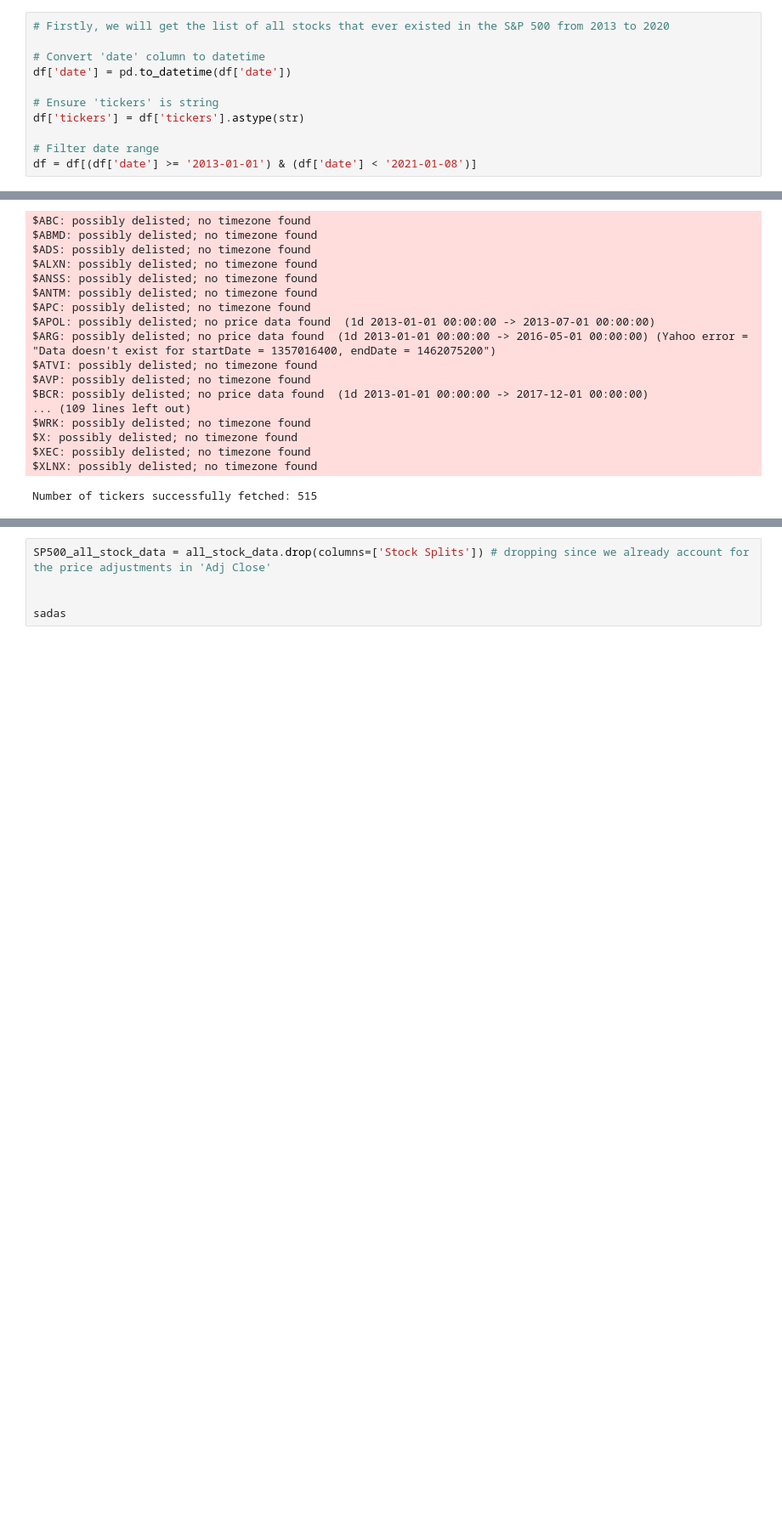
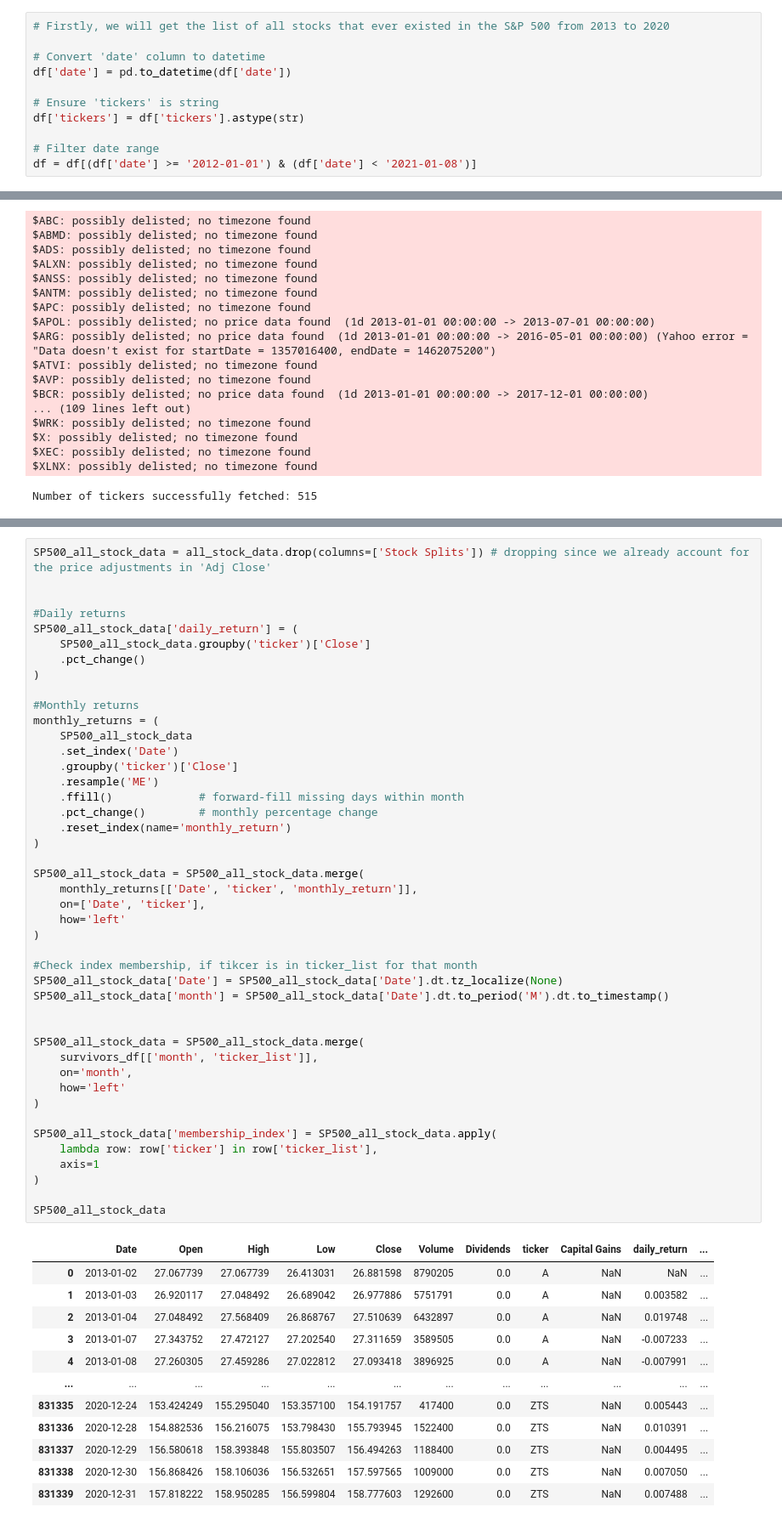
Before and after one commit to gotoshleep/DSE4212-Portfolio-Optimiser, a Jupyter notebook: Data prep/data_cleaning.ipynb, the cells around one changed output, grey strips where cells are left out. Shown at 85% size. Drawn from its saved outputs; the diff is of its cells as text; blank space fills up the shorter version.

Commit message:
created new features in data_cleaning.ipynb, faced issues with moving averages columns will resolve on the next commit

```diff
--- a/Data prep/data_cleaning.ipynb
+++ b/Data prep/data_cleaning.ipynb
@@ -21,7 +22,7 @@ df['date'] = pd.to_datetime(df['date'])
 df['tickers'] = df['tickers'].astype(str)
 
 # Filter date range
-df = df[(df['date'] >= '2013-01-01') & (df['date'] < '2021-01-08')]
+df = df[(df['date'] >= '2012-01-01') & (df['date'] < '2021-01-08')]
 # %%
 # Function to parse tickers from CSV string
 def parse_ticker_list(s):
@@ -260,5 +277,57 @@ Number of tickers successfully fetched: 515
 # %%
 SP500_all_stock_data = all_stock_data.drop(columns=['Stock Splits']) # dropping since we already account for the price adjustments in 'Adj Close'
 
 
-sadas
+#Daily returns
+SP500_all_stock_data['daily_return'] = (
+    SP500_all_stock_data.groupby('ticker')['Close']
+    .pct_change()
+)
+
+#Monthly returns
+monthly_returns = (
+    SP500_all_stock_data
+    .set_index('Date')
+    .groupby('ticker')['Close']
+    .resample('ME')
+    .ffill()             # forward-fill missing days within month
+    .pct_change()        # monthly percentage change
+    .reset_index(name='monthly_return')
+)
+
+SP500_all_stock_data = SP500_all_stock_data.merge(
+    monthly_returns[['Date', 'ticker', 'monthly_return']],
+    on=['Date', 'ticker'],
+    how='left'
+)
+
+#Check index membership, if tikcer is in ticker_list for that month
+SP500_all_stock_data['Date'] = SP500_all_stock_data['Date'].dt.tz_localize(None)
+SP500_all_stock_data['month'] = SP500_all_stock_data['Date'].dt.to_period('M').dt.to_timestamp()
+
+
+SP500_all_stock_data = SP500_all_stock_data.merge(
+    survivors_df[['month', 'ticker_list']],
+    on='month',
+    how='left'
+)
+
+SP500_all_stock_data['membership_index'] = SP500_all_stock_data.apply(
+    lambda row: row['ticker'] in row['ticker_list'],
+    axis=1
+)
+
+SP500_all_stock_data
+# %% [output]
+|  | Date | Open | High | Low | Close | Volume | Dividends | ticker | Capital Gains | daily_return | ... |
+| 0 | 2013-01-02 | 27.067739 | 27.067739 | 26.413031 | 26.881598 | 8790205 | 0.0 | A | NaN | NaN | ... |
+| 1 | 2013-01-03 | 26.920117 | 27.048492 | 26.689042 | 26.977886 | 5751791 | 0.0 | A | NaN | 0.003582 | ... |
+| 2 | 2013-01-04 | 27.048492 | 27.568409 | 26.868767 | 27.510639 | 6432897 | 0.0 | A | NaN | 0.019748 | ... |
+| 3 | 2013-01-07 | 27.343752 | 27.472127 | 27.202540 | 27.311659 | 3589505 | 0.0 | A | NaN | -0.007233 | ... |
+| 4 | 2013-01-08 | 27.260305 | 27.459286 | 27.022812 | 27.093418 | 3896925 | 0.0 | A | NaN | -0.007991 | ... |
+| ... | ... | ... | ... | ... | ... | ... | ... | ... | ... | ... | ... |
+| 831335 | 2020-12-24 | 153.424249 | 155.295040 | 153.357100 | 154.191757 | 417400 | 0.0 | ZTS | NaN | 0.005443 | ... |
+| 831336 | 2020-12-28 | 154.882536 | 156.216075 | 153.798430 | 155.793945 | 1522400 | 0.0 | ZTS | NaN | 0.010391 | ... |
+| 831337 | 2020-12-29 | 156.580618 | 158.393848 | 155.803507 | 156.494263 | 1188400 | 0.0 | ZTS | NaN | 0.004495 | ... |
+| 831338 | 2020-12-30 | 156.868426 | 158.106036 | 156.532651 | 157.597565 | 1009000 | 0.0 | ZTS | NaN | 0.007050 | ... |
+| 831339 | 2020-12-31 | 157.818222 | 158.950285 | 156.599804 | 158.777603 | 1292600 | 0.0 | ZTS | NaN | 0.007488 | ... |
```
Also changed, not shown: parts of 11 cells of this notebook.
